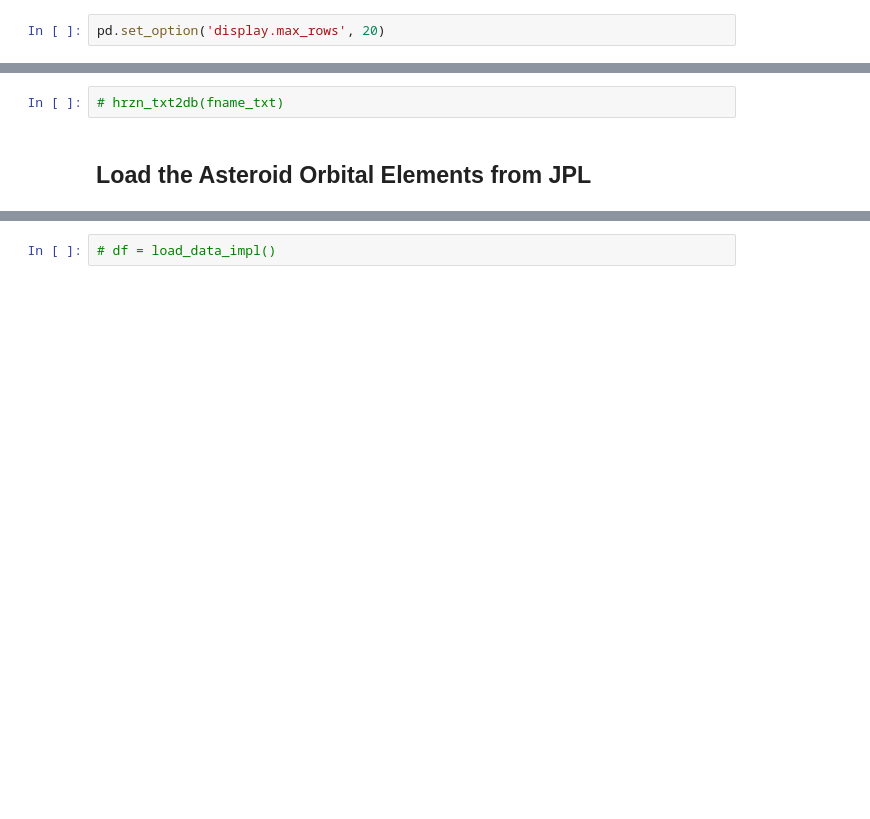
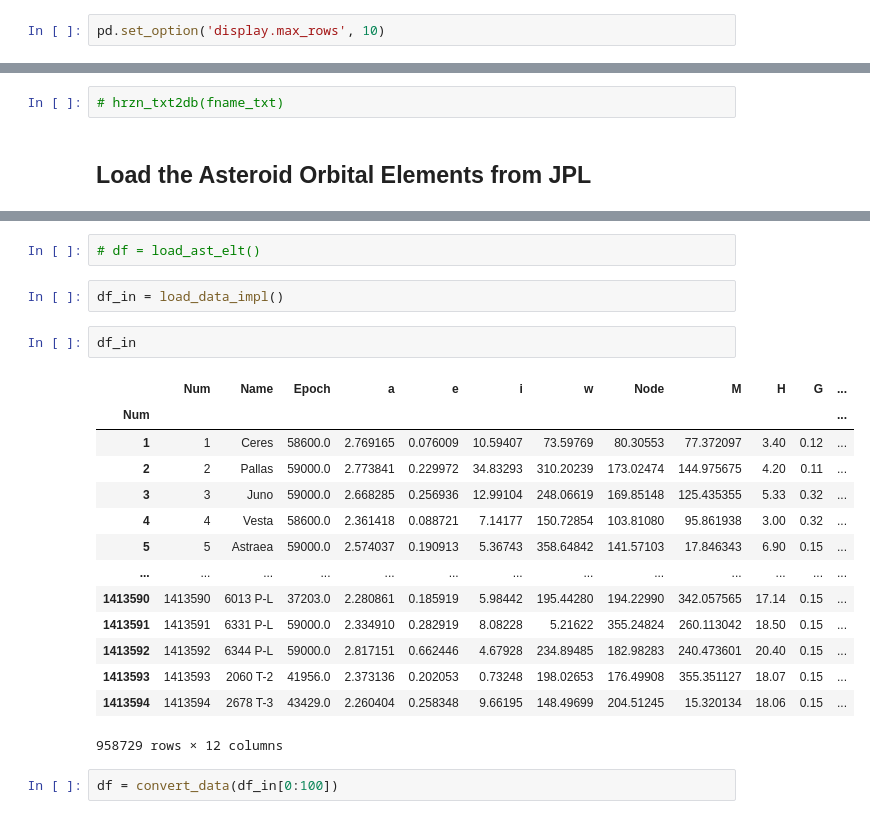
Before and after one commit to memanuel/kepler-sieve, a Jupyter notebook: jupyter/32_horizons.ipynb, the cells around one changed output, grey strips where cells are left out. Drawn from its saved outputs; the diff is of its cells as text; blank space fills up the shorter version.

```diff
--- a/jupyter/32_horizons.ipynb
+++ b/jupyter/32_horizons.ipynb
@@ -37,6 +39,6 @@ fname_csv
 # %%
 df = hrzn_csv2df(fname_csv)
 # %%
-pd.set_option('display.max_rows', 20)
+pd.set_option('display.max_rows', 10)
 # %%
 df
@@ -170,2 +80,23 @@ load_data_unnumbered()
 # %%
-# df = load_data_impl()
+# df = load_ast_elt()
+# %%
+df_in = load_data_impl()
+# %%
+df_in
+# %% [output]
+|  | Num | Name | Epoch | a | e | i | w | Node | M | H | G | ... |
+| Num |  |  |  |  |  |  |  |  |  |  |  | ... |
+| 1 | 1 | Ceres | 58600.0 | 2.769165 | 0.076009 | 10.59407 | 73.59769 | 80.30553 | 77.372097 | 3.40 | 0.12 | ... |
+| 2 | 2 | Pallas | 59000.0 | 2.773841 | 0.229972 | 34.83293 | 310.20239 | 173.02474 | 144.975675 | 4.20 | 0.11 | ... |
+| 3 | 3 | Juno | 59000.0 | 2.668285 | 0.256936 | 12.99104 | 248.06619 | 169.85148 | 125.435355 | 5.33 | 0.32 | ... |
+| 4 | 4 | Vesta | 58600.0 | 2.361418 | 0.088721 | 7.14177 | 150.72854 | 103.81080 | 95.861938 | 3.00 | 0.32 | ... |
+| 5 | 5 | Astraea | 59000.0 | 2.574037 | 0.190913 | 5.36743 | 358.64842 | 141.57103 | 17.846343 | 6.90 | 0.15 | ... |
+| ... | ... | ... | ... | ... | ... | ... | ... | ... | ... | ... | ... | ... |
+| 1413590 | 1413590 | 6013 P-L | 37203.0 | 2.280861 | 0.185919 | 5.98442 | 195.44280 | 194.22990 | 342.057565 | 17.14 | 0.15 | ... |
+| 1413591 | 1413591 | 6331 P-L | 59000.0 | 2.334910 | 0.282919 | 8.08228 | 5.21622 | 355.24824 | 260.113042 | 18.50 | 0.15 | ... |
+| 1413592 | 1413592 | 6344 P-L | 59000.0 | 2.817151 | 0.662446 | 4.67928 | 234.89485 | 182.98283 | 240.473601 | 20.40 | 0.15 | ... |
+| 1413593 | 1413593 | 2060 T-2 | 41956.0 | 2.373136 | 0.202053 | 0.73248 | 198.02653 | 176.49908 | 355.351127 | 18.07 | 0.15 | ... |
+| 1413594 | 1413594 | 2678 T-3 | 43429.0 | 2.260404 | 0.258348 | 9.66195 | 148.49699 | 204.51245 | 15.320134 | 18.06 | 0.15 | ... |
+958729 rows × 12 columns
+# %%
+df = convert_data(df_in[0:100])
```
Also changed, not shown: parts of 63 cells of this notebook, 4 other files.
